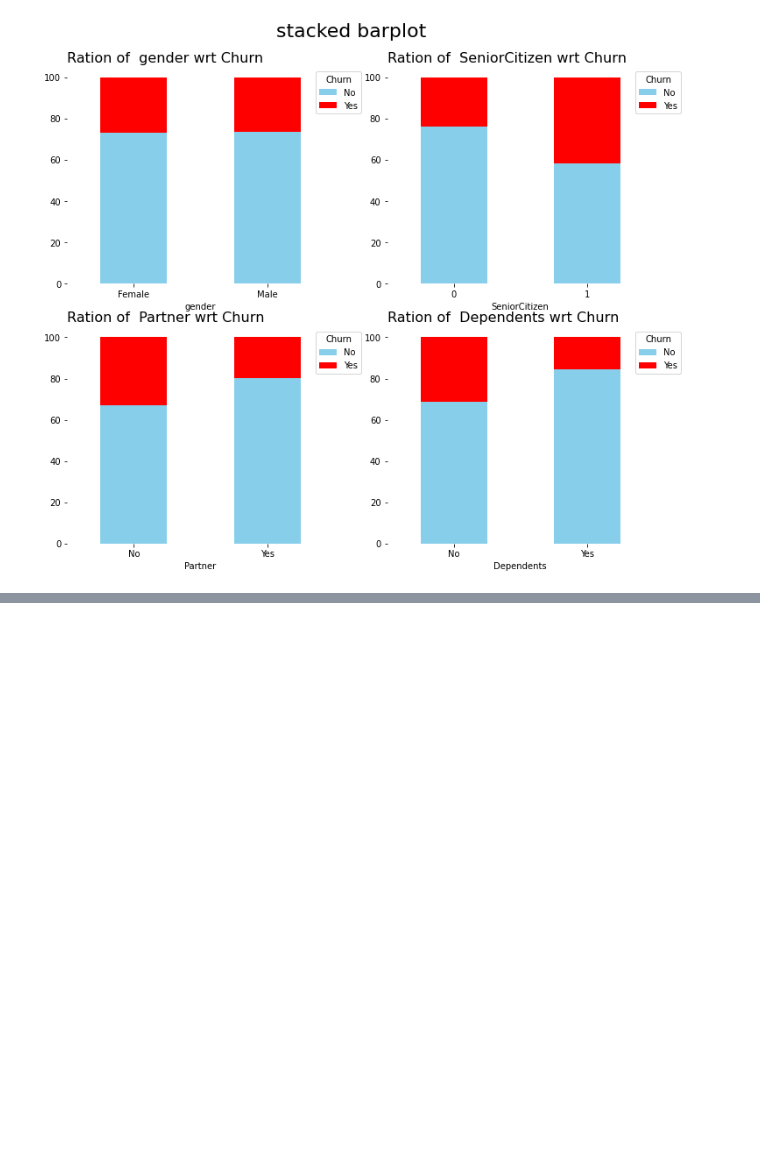
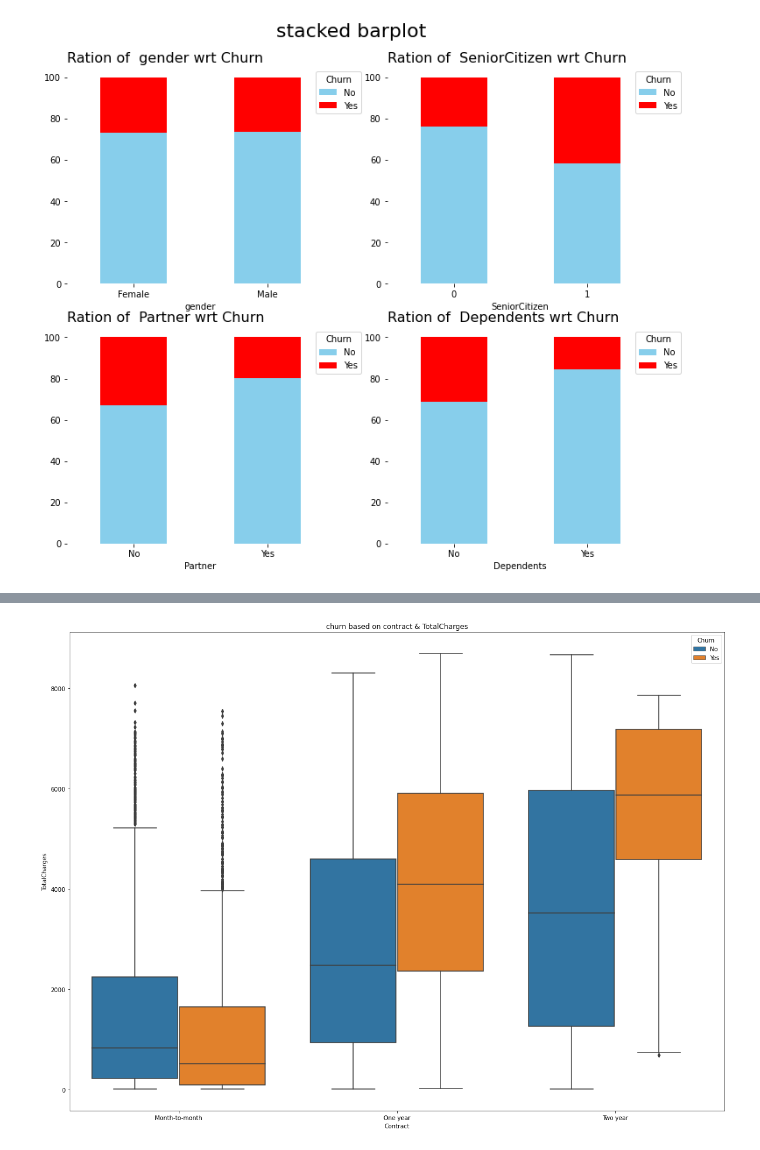
Before and after one commit to berserkarray/IME672, a Jupyter notebook: telco_churn.ipynb, the cells around one changed output, grey strips where cells are left out. Saved outputs shown, nothing was run; the diff lists cells and outputs as text; code cells hidden in the pictures; blank space fills up the shorter version.

```diff
--- a/telco_churn.ipynb
+++ b/telco_churn.ipynb
@@ -305,0 +350,7 @@ percentage_stacked_plot(columns, 'stacked barplot')
+# %%
+fig, ax = plt.subplots(figsize=(20, 15))
+sns.boxplot(data=df,x="Contract",y="TotalCharges",hue="Churn")
+plt.title("churn based on contract & TotalCharges")
+plt.show()
+# %% [output]
+[figure, added]
```
Also changed, not shown: parts of 9 cells of this notebook.
